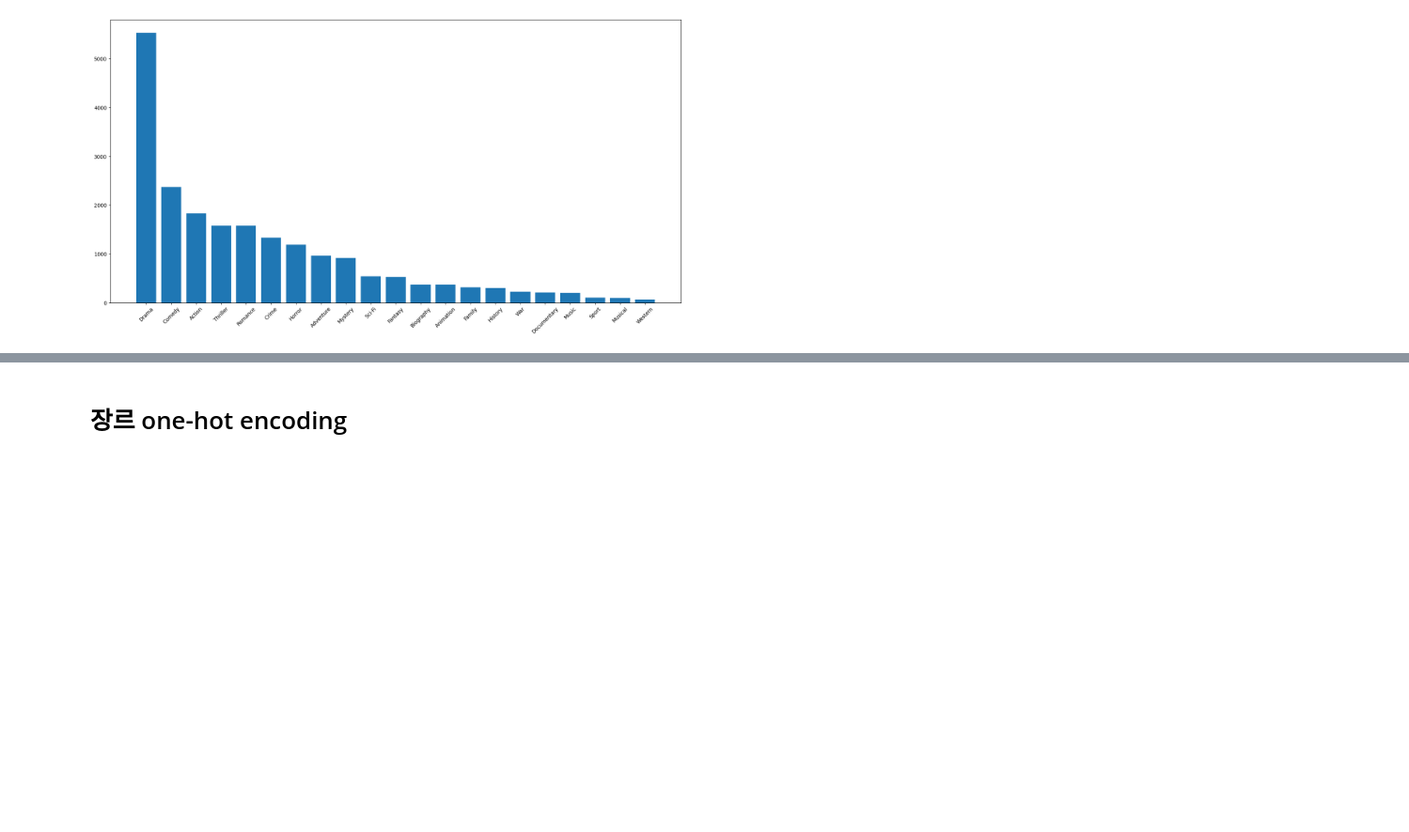
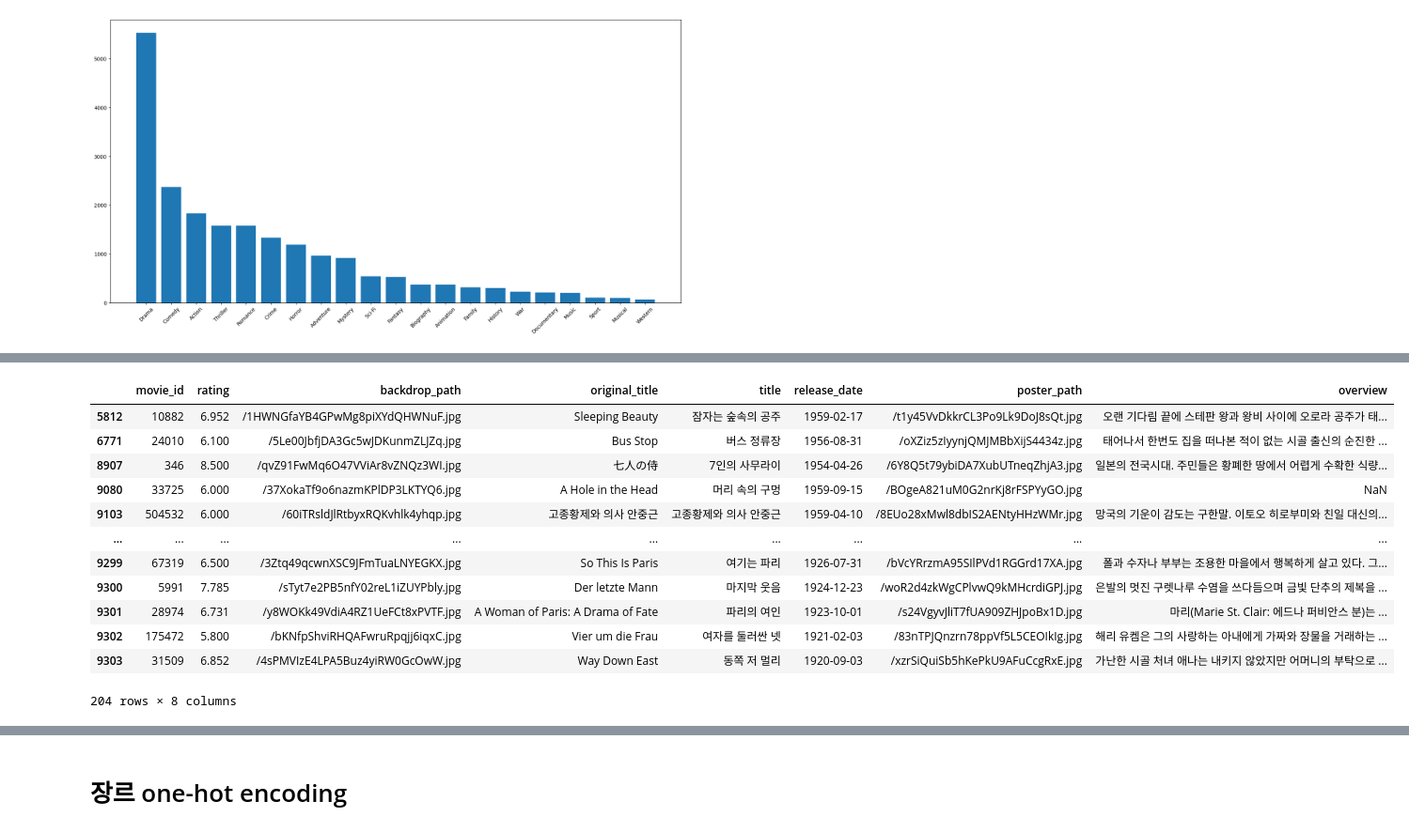
Before and after one commit to hou27/movie_recommendation, a Jupyter notebook: preprocess2.ipynb, the cells around one changed output, grey strips where cells are left out. Shown at 94% size. Cells and saved outputs as stored; diff of their text form; code cells hidden in the pictures; blank space fills up the shorter version.

```diff
--- a/preprocess2.ipynb
+++ b/preprocess2.ipynb
@@ -72,0 +96,17 @@ final_metadata
+# %%
+# release_date가 1960년 이전인 영화들의 인덱스
+movie_metadata[movie_metadata['release_date'] < '1960-01-01']
+# %% [output]
+|  | movie_id | rating | backdrop_path | original_title | title | release_date | poster_path | overview |
+| 5812 | 10882 | 6.952 | /1HWNGfaYB4GPwMg8piXYdQHWNuF.jpg | Sleeping Beauty | 잠자는 숲속의 공주 | 1959-02-17 | /t1y45VvDkkrCL3Po9Lk9DoJ8sQt.jpg | 오랜 기다림 끝에 스테판 왕과 왕비 사이에 오로라 공주가 태... |
+| 6771 | 24010 | 6.100 | /5Le00JbfjDA3Gc5wJDKunmZLJZq.jpg | Bus Stop | 버스 정류장 | 1956-08-31 | /oXZiz5zIyynjQMJMBbXijS4434z.jpg | 태어나서 한번도 집을 떠나본 적이 없는 시골 출신의 순진한 ... |
+| 8907 | 346 | 8.500 | /qvZ91FwMq6O47VViAr8vZNQz3WI.jpg | 七人の侍 | 7인의 사무라이 | 1954-04-26 | /6Y8Q5t79ybiDA7XubUTneqZhjA3.jpg | 일본의 전국시대. 주민들은 황폐한 땅에서 어렵게 수확한 식량... |
+| 9080 | 33725 | 6.000 | /37XokaTf9o6nazmKPlDP3LKTYQ6.jpg | A Hole in the Head | 머리 속의 구멍 | 1959-09-15 | /BOgeA821uM0G2nrKj8rFSPYyGO.jpg | NaN |
+| 9103 | 504532 | 6.000 | /60iTRsldJlRtbyxRQKvhlk4yhqp.jpg | 고종황제와 의사 안중근 | 고종황제와 의사 안중근 | 1959-04-10 | /8EUo28xMwl8dbIS2AENtyHHzWMr.jpg | 망국의 기운이 감도는 구한말. 이토오 히로부미와 친일 대신의... |
+| ... | ... | ... | ... | ... | ... | ... | ... | ... |
+| 9299 | 67319 | 6.500 | /3Ztq49qcwnXSC9JFmTuaLNYEGKX.jpg | So This Is Paris | 여기는 파리 | 1926-07-31 | /bVcYRrzmA95SIlPVd1RGGrd17XA.jpg | 폴과 수자나 부부는 조용한 마을에서 행복하게 살고 있다. 그... |
+| 9300 | 5991 | 7.785 | /sTyt7e2PB5nfY02reL1iZUYPbly.jpg | Der letzte Mann | 마지막 웃음 | 1924-12-23 | /woR2d4zkWgCPlvwQ9kMHcrdiGPJ.jpg | 은발의 멋진 구렛나루 수염을 쓰다듬으며 금빛 단추의 제복을 ... |
+| 9301 | 28974 | 6.731 | /y8WOKk49VdiA4RZ1UeFCt8xPVTF.jpg | A Woman of Paris: A Drama of Fate | 파리의 여인 | 1923-10-01 | /s24VgyvJliT7fUA909ZHJpoBx1D.jpg | 마리(Marie St. Clair: 에드나 퍼비안스 분)는 ... |
+| 9302 | 175472 | 5.800 | /bKNfpShviRHQAFwruRpqjj6iqxC.jpg | Vier um die Frau | 여자를 둘러싼 넷 | 1921-02-03 | /83nTPJQnzrn78ppVf5L5CEOIkIg.jpg | 해리 유켐은 그의 사랑하는 아내에게 가짜와 장물을 거래하는 ... |
+| 9303 | 31509 | 6.852 | /4sPMVIzE4LPA5Buz4yiRW0GcOwW.jpg | Way Down East | 동쪽 저 멀리 | 1920-09-03 | /xzrSiQuiSb5hKePkU9AFuCcgRxE.jpg | 가난한 시골 처녀 애나는 내키지 않았지만 어머니의 부탁으로 ... |
+204 rows × 8 columns
```
Also changed, not shown: parts of 10 cells of this notebook, 1 other file.
